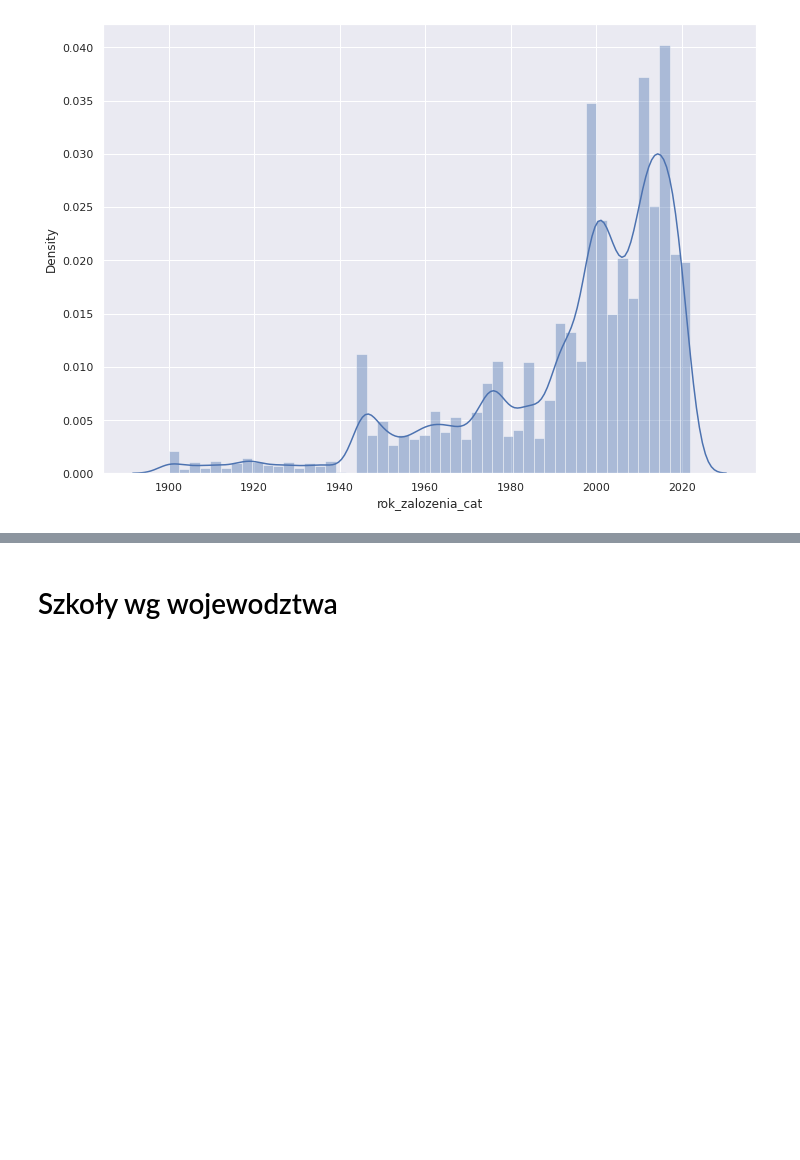
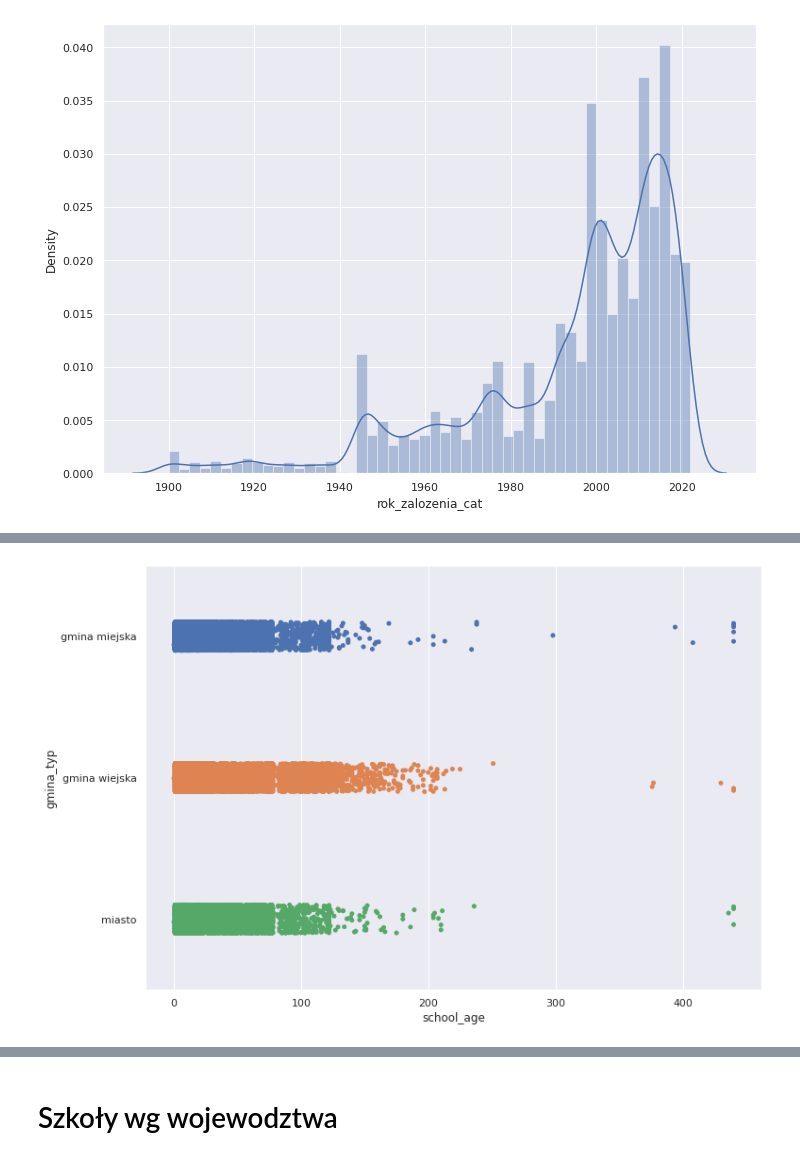
Before and after one commit to DataWorkshop-Foundation/way-to-school, a Jupyter notebook: notebooks/EDA.ipynb, the cells around one changed output, grey strips where cells are left out. Saved outputs shown, nothing was run; the diff lists cells and outputs as text; code cells hidden in the pictures; blank space fills up the shorter version.

```diff
--- a/notebooks/EDA.ipynb
+++ b/notebooks/EDA.ipynb
@@ -685,0 +742,4 @@ sns.distplot(df[df['rok_zalozenia_cat']>=1900]['rok_zalozenia_cat']);
+# %%
+sns.stripplot(y=df["gmina_typ"], x=df["school_age"]);
+# %% [output]
+[figure, added]
```
Also changed, not shown: parts of 60 cells of this notebook.
